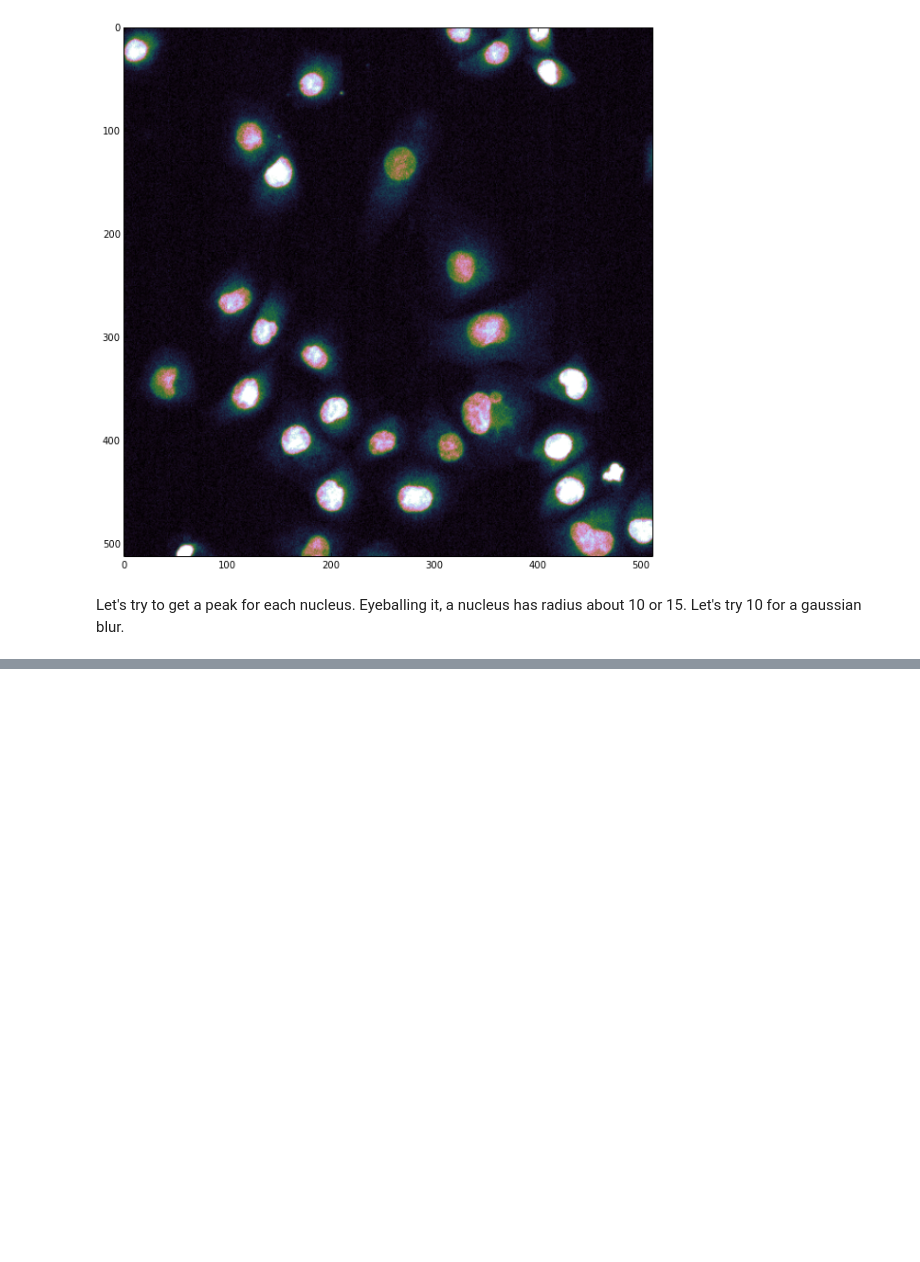
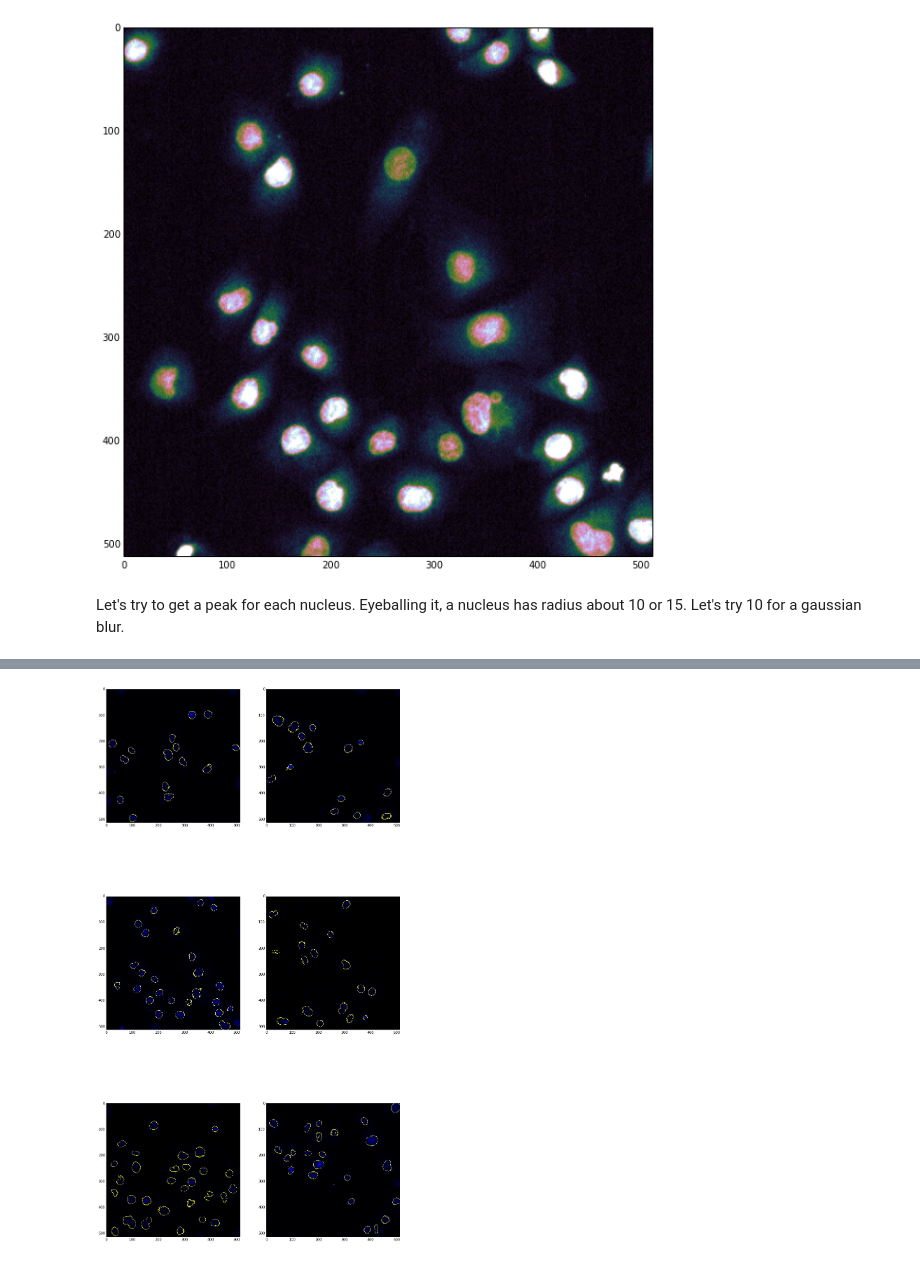
Before and after one commit to jni/notebooks, a Jupyter notebook: Quantifying nuclear DNA.ipynb, the cells around one changed output, grey strips where cells are left out. Saved outputs shown, nothing was run; the diff lists cells and outputs as text; code cells hidden in the pictures; blank space fills up the shorter version.

```diff
--- a/Quantifying nuclear DNA.ipynb
+++ b/Quantifying nuclear DNA.ipynb
@@ -66,0 +72,13 @@ for ax, im, d in zip(axes.ravel(), nuclei, detect):
+# %%
+import numpy as np
+from scipy import ndimage as nd
+from skimage.morphology import watershed
+from skimage.filter import threshold_otsu
+nucleus_masks = [(im > threshold_otsu(im)) for
+                 im in nuclei]
+nuclei_objs = [watershed(-im, nd.label(seeds)[0], mask=mask) for
+               im, seeds, mask in
+               zip(nuclei, detectw, nucleus_masks)]
+
+from skimage.segmentation import find_boundaries
+nuclei_edges = map(find_boundaries, nuclei_objs)
@@ -66,0 +89,12 @@ for ax, im, d in zip(axes.ravel(), nuclei, detect):
+# %%
+viz = []
+for im, edge in zip(nuclei, nuclei_edges):
+    r = g = (255 * edge).astype(np.uint8)
+    b = (255 * im.astype(np.float) / im.max()).astype(np.uint8)
+    viz.append(np.dstack((r, g, b)))
+# %%
+figure, axes = plt.subplots(3, 2, figsize=(15, 30))
+for ax, im in zip(axes.ravel(), viz):
+    ax.imshow(im, interpolation='nearest')
+# %% [output]
+[figure, added]
```
Also changed, not shown: parts of 9 cells of this notebook.
